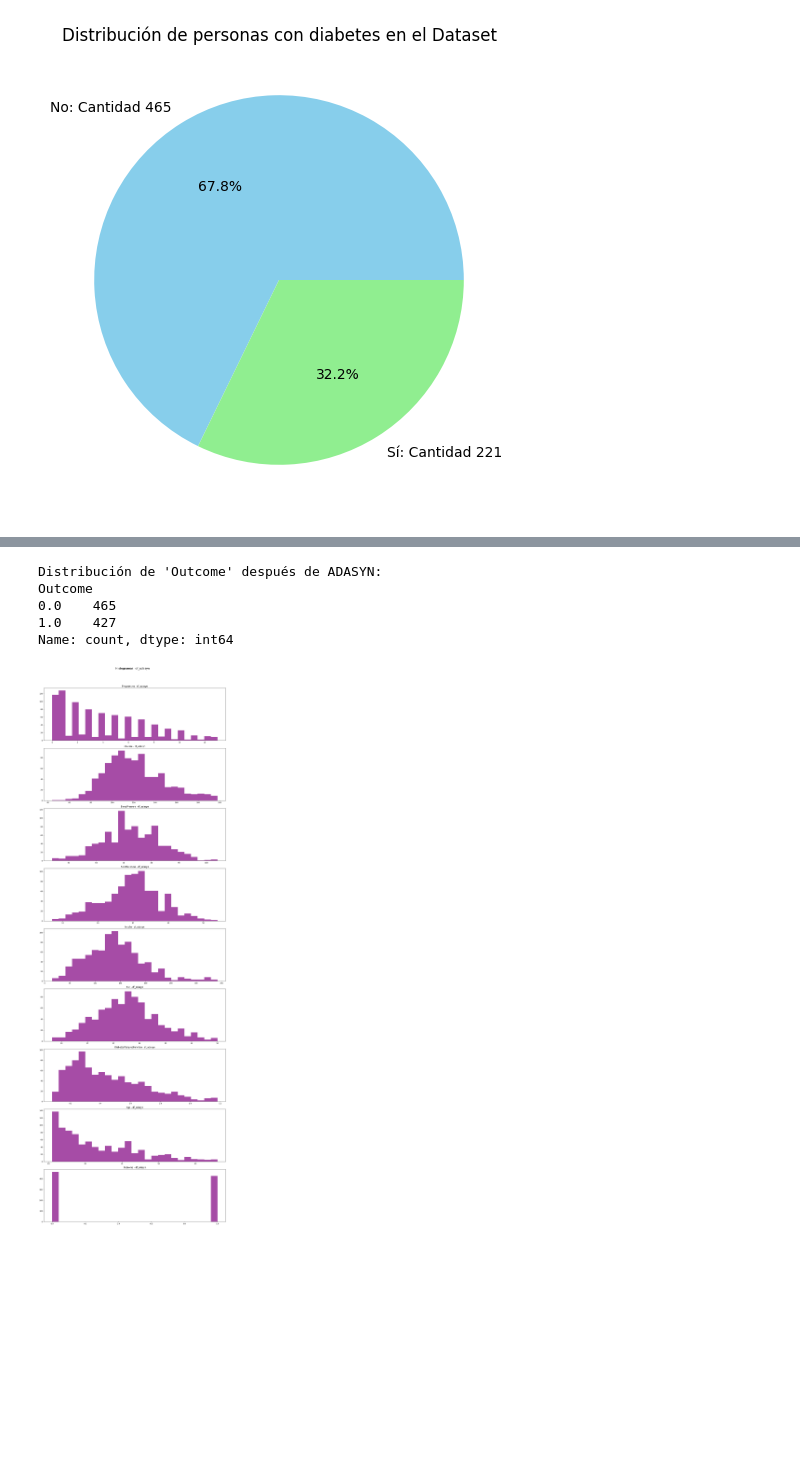
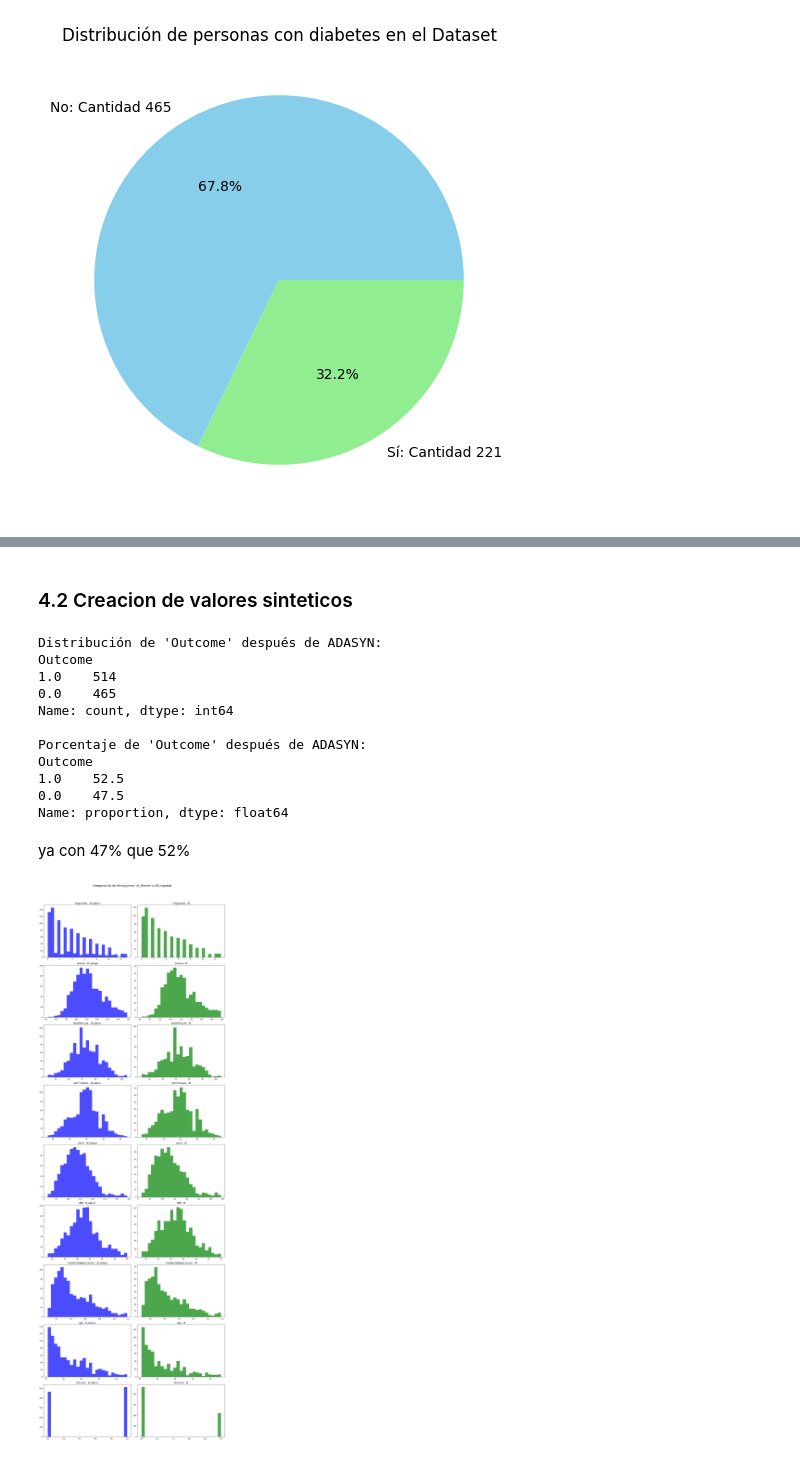
Before and after one commit to Cristobal-Yob/taller-final-pre, a Jupyter notebook: Taller3.ipynb, the cells around one changed output, grey strips where cells are left out. Drawn from its saved outputs; the diff is of its cells as text; code cells hidden in the pictures; blank space fills up the shorter version.

```diff
--- a/Taller3.ipynb
+++ b/Taller3.ipynb
@@ -275,62 +317,70 @@ plt.show()
+# %% [markdown]
+### 4.2 Creacion de valores sinteticos
 # %%
 from imblearn.over_sampling import ADASYN
-
-# Si no tienes instalada la biblioteca imbalanced-learn, descomenta la siguiente línea para instalarla
-# !pip install imbalanced-learn
-
+from sklearn.preprocessing import RobustScaler
+import pandas as pd
 
 # Separar las características y la variable objetivo
 X = df_imputed.drop('Outcome', axis=1)
 y = df_imputed['Outcome']
 
+# Normalizar las características usando RobustScaler
+scaler = RobustScaler()
+X_scaled = scaler.fit_transform(X)
+
 # Crear el sobremuestreador ADASYN
 adasyn = ADASYN(sampling_strategy='minority', random_state=42)
 
 # Aplicar ADASYN para sobremuestrear la clase minoritaria
-X_resampled, y_resampled = adasyn.fit_resample(X, y)
+X_resampled, y_resampled = adasyn.fit_resample(X_scaled, y)
+
+# Desnormalizar las características
+X_resampled = scaler.inverse_transform(X_resampled)
 
 # Combinar las características y la variable objetivo en un nuevo DataFrame
 df_adasyn = pd.DataFrame(X_resampled, columns=X.columns)
 df_adasyn['Outcome'] = y_resampled
-
 # Verificar la distribución de la variable objetivo después del sobremuestreo
 print("Distribución de 'Outcome' después de ADASYN:")
 print(df_adasyn['Outcome'].value_counts())
+
+# Calcular el porcentaje de cada valor en la columna 'Outcome'
+outcome_percentages_adasyn = df_adasyn['Outcome'].value_counts(normalize=True) * 100
+print("\nPorcentaje de 'Outcome' después de ADASYN:")
+print(outcome_percentages_adasyn.round(2))
 # %% [output]
 Distribución de 'Outcome' después de ADASYN:
 Outcome
+1.0    514
 0.0    465
-1.0    427
 Name: count, dtype: int64
+
+Porcentaje de 'Outcome' después de ADASYN:
+Outcome
+1.0    52.5
+0.0    47.5
+Name: proportion, dtype: float64
+# %% [markdown]
+ya con 47% que 52%
 # %%
-# Generar histogramas para cada variable en df_imputed
+#
 # Generar gráficos en parejas para cada variable en df_filtered y df_imputed
 variables = df_filtered.columns
 
 fig, axes = plt.subplots(len(variables), 2, figsize=(15, 5 * len(variables)))
 fig.suptitle('Comparación de Histogramas: df_filtered vs df_imputed', fontsize=16)
 
 for i, var in enumerate(variables):
     # Histograma para df_filtered
-    axes[i, 0].hist(df_filtered[var].dropna(), bins=25, alpha=0.7, color='blue')
-    axes[i, 0].set_title(f'{var} - df_filtered')
+    axes[i, 0].hist(df_adasyn[var].dropna(), bins=25, alpha=0.7, color='blue')
+    axes[i, 0].set_title(f'{var} - df_adasyn')
 
     # Histograma para df_imputed
     axes[i, 1].hist(df_imputed[var].dropna(), bins=25, alpha=0.7, color='green')
-    axes[i, 1].set_title(f'{var} - df_imputed')
+    axes[i, 1].set_title(f'{var} - df')
 
 plt.tight_layout(rect=[0, 0, 1, 0.96])
 plt.show()
-# Generar histogramas para cada variable en df_adasyn
-fig, axes = plt.subplots(len(variables), 1, figsize=(15, 5 * len(variables)))
-fig.suptitle('Histogramas: df_adasyn', fontsize=16)
-
-for i, var in enumerate(variables):
-    # Histograma para df_adasyn
-    axes[i].hist(df_adasyn[var].dropna(), bins=25, alpha=0.7, color='purple')
-    axes[i].set_title(f'{var} - df_adasyn')
-
-plt.tight_layout(rect=[0, 0, 1, 0.96])
-plt.show()
 # %% [output]
-[figure, old version]
+[figure, new version]
```
Also changed, not shown: parts of 35 cells of this notebook.
